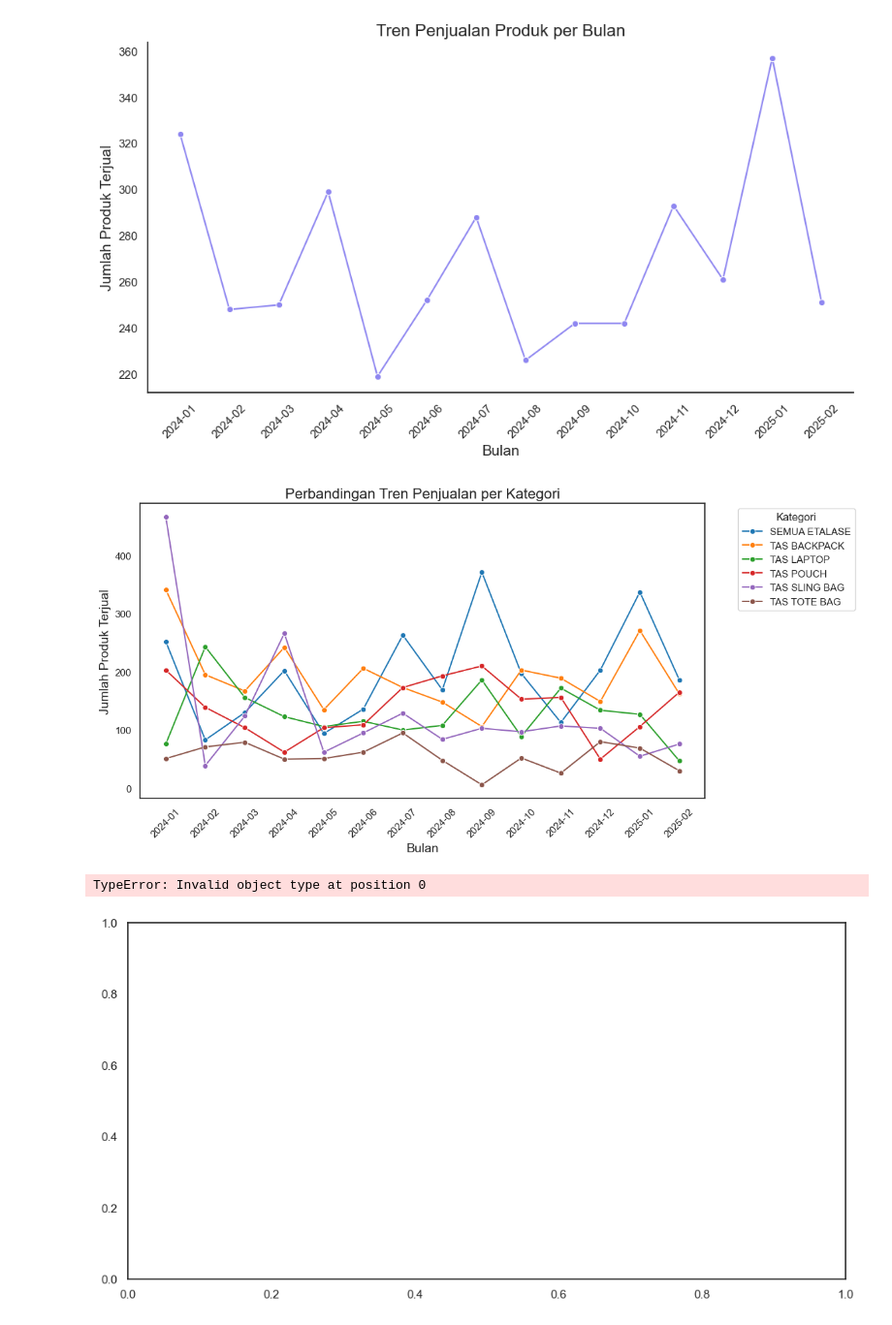
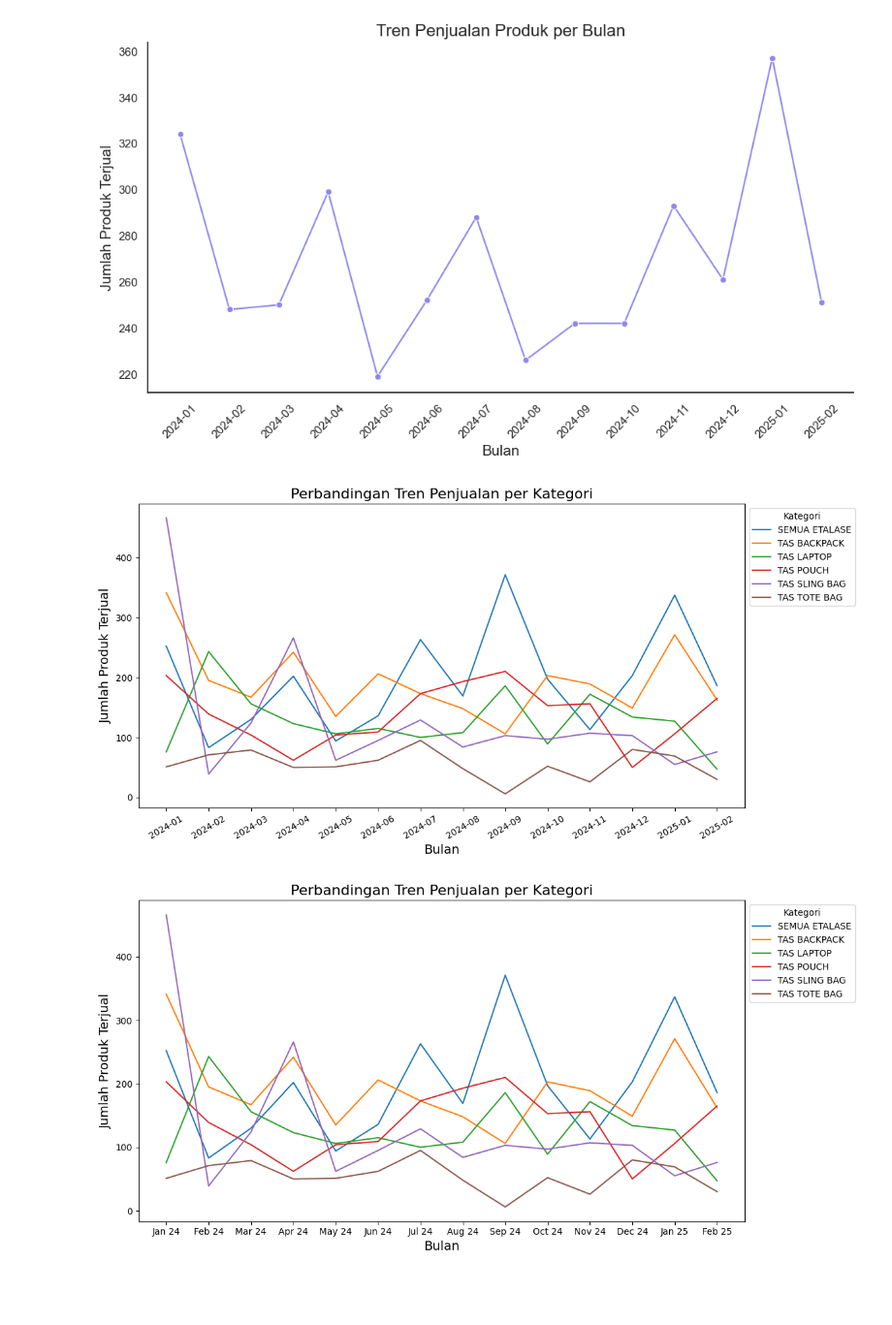
Before and after one commit to zulfaan/e-commerce-analyst-portfolio, a Jupyter notebook: ecommerce_data_analysis.ipynb, the cells around one changed output. Shown: that part at 97% size. Saved outputs shown, nothing was run; the diff lists cells and outputs as text; code cells hidden in the pictures; blank space fills up the shorter version.

```diff
--- a/ecommerce_data_analysis.ipynb
+++ b/ecommerce_data_analysis.ipynb
@@ -362,20 +362,20 @@ monthly_category_sales['year_month'] = monthly_category_sales['year_month'].asty
 
 # Plotting perbandingan tren per kategori
 plt.figure(figsize=(12, 6))
-sns.lineplot(x='year_month', y='quantity', hue='category', data=monthly_category_sales, marker='o', palette='tab10')
+sns.lineplot(x='year_month', y='quantity', hue='category', data=monthly_category_sales, palette='tab10')
 
 # Ubah label dan title
 plt.xlabel('Bulan', fontsize=14)
 plt.ylabel('Jumlah Produk Terjual', fontsize=14)
 plt.title('Perbandingan Tren Penjualan per Kategori', fontsize=16)
-plt.xticks(rotation=45)
-plt.legend(title='Kategori', bbox_to_anchor=(1.05, 1), loc='upper left')
+plt.xticks(rotation=30)
+plt.legend(title='Kategori', bbox_to_anchor=(1, 1), loc='upper left')
 
 # Menampilkan grafik
 plt.tight_layout()
 plt.show()
 # %% [output]
-[figure, old version]
+[figure, new version]
 # %%
 import pandas as pd
 import matplotlib.pyplot as plt
@@ -390,43 +390,38 @@ df_stock = pd.read_csv('clean-data/data_stock_exsport.csv')
 # Mengonversi kolom order_date ke datetime
 df_orders['order_date'] = pd.to_datetime(df_orders['order_date'])
 
 # Menambahkan kolom 'year_month' untuk grup berdasarkan bulan
 df_orders['year_month'] = df_orders['order_date'].dt.to_period('M')
 
 # Menggabungkan data penjualan dengan produk untuk mendapatkan product_id
 df_sales = df_orders.merge(df_products[['product_id']], on='product_id', how='left')
 
 # Menggabungkan dengan data stok untuk mendapatkan category_id dan color_id
 df_sales = df_sales.merge(df_stock[['product_id', 'color_id', 'category_id']], on=['product_id', 'color_id'], how='left')
 
 # Menggabungkan dengan data kategori untuk mendapatkan nama kategori
 df_sales = df_sales.merge(df_categories[['category_id', 'category']], on='category_id', how='left')
 
 # Menghitung total penjualan per kategori per bulan
 monthly_category_sales = df_sales.groupby(['year_month', 'category'])['quantity'].sum().reset_index()
 
-# Menambahkan warna lebih banyak dalam palet
-palette = ['#8F87F1', '#C68EFD', '#E9A5F1', '#FED2E2', '#7C4DFF', '#FF7CBB']  # Tambahkan warna lebih banyak
+# Mengonversi 'year_month' ke tipe string untuk sumbu X
+# Mengubah 'year_month' dari Period menjadi timestamp sebelum formatting
+monthly_category_sales['year_month'] = monthly_category_sales['year_month'].dt.to_timestamp().dt.strftime('%b %y')
 
 # Plotting perbandingan tren per kategori
 plt.figure(figsize=(12, 6))
-sns.lineplot(x='year_month', y='quantity', hue='category', data=monthly_category_sales, marker='o', palette=palette)
+sns.lineplot(x='year_month', y='quantity', hue='category', data=monthly_category_sales, palette='tab10')
 
 # Ubah label dan title
 plt.xlabel('Bulan', fontsize=14)
 plt.ylabel('Jumlah Produk Terjual', fontsize=14)
-plt.title('2024 - Feb 2025', fontsize=16)
-
-# Mengubah tampilan sumbu X
-plt.xticks(rotation=45)
-
-# Menghilangkan grid dan border
-plt.grid(False)
-sns.despine()
+plt.title('Perbandingan Tren Penjualan per Kategori', fontsize=16)
+plt.xticks(rotation=0)
+plt.legend(title='Kategori', bbox_to_anchor=(1, 1), loc='upper left')
 
 # Menampilkan grafik
 plt.tight_layout()
 plt.show()
 # %% [output]
-TypeError: Invalid object type at position 0
-[figure, old version]
+[figure, new version]
```
Also changed, not shown: parts of 1 cell of this notebook.
